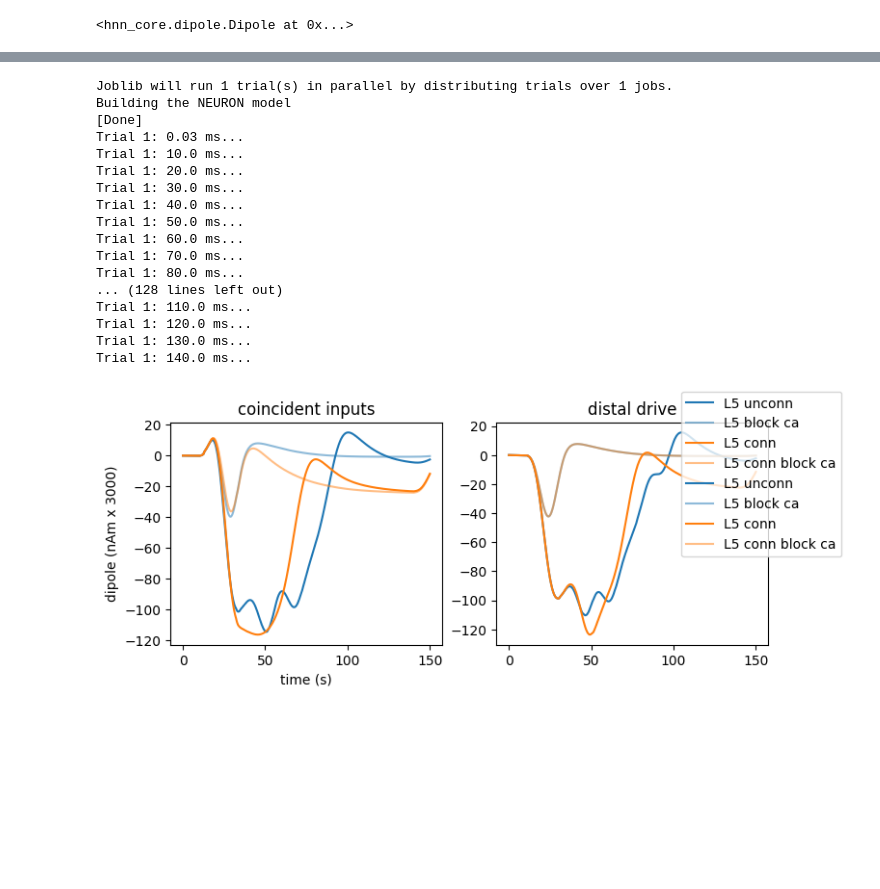
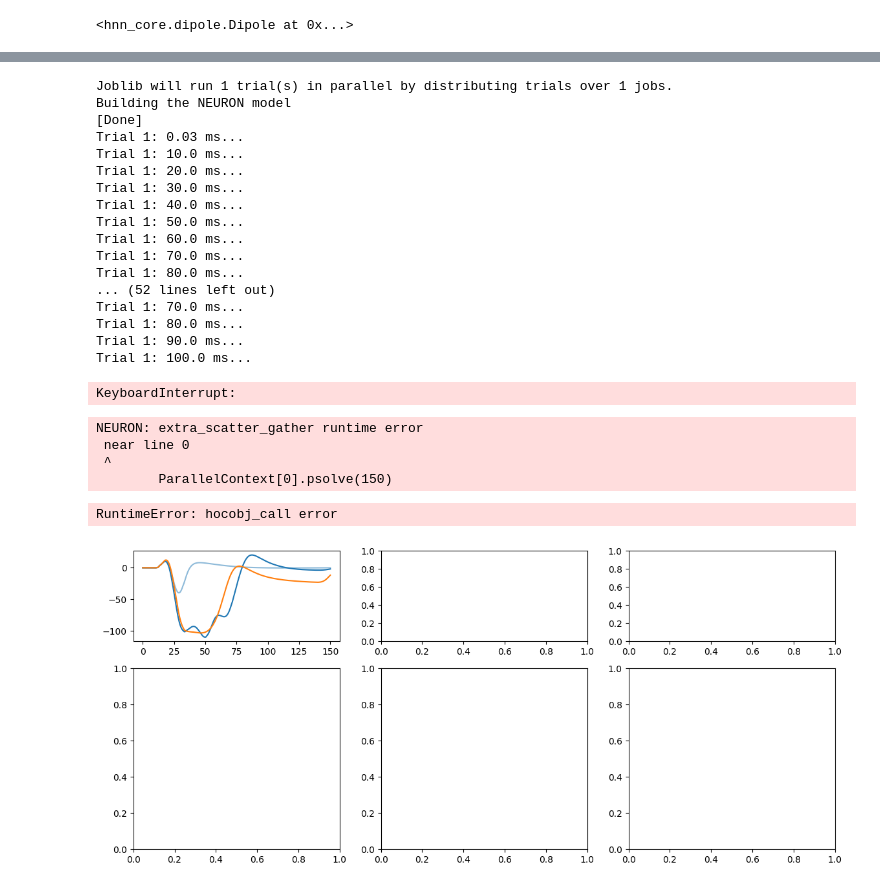
Before and after one commit to jonescompneurolab/hnn-tuning, a Jupyter notebook: new_model_HNN/new_model_suzuki_2017.ipynb, the cells around one changed output, grey strips where cells are left out. Saved outputs shown, nothing was run; the diff lists cells and outputs as text; code cells hidden in the pictures; blank space fills up the shorter version.

```diff
--- a/new_model_HNN/new_model_suzuki_2017.ipynb
+++ b/new_model_HNN/new_model_suzuki_2017.ipynb
@@ -194,11 +184,11 @@ electrode_pos = [(135, 135, dep) for dep in depths]
 
 net.add_electrode_array('probe1', electrode_pos)
 
-ampl = 3.
+ampl = 2.5
 t0 = 20
 
-for i in range(4):
-    net.add_tonic_bias(cell_type='L5_pyramidal',section='soma',bias_name='pulse_'+str(i),amplitude=ampl,t0=t0+i*10,tstop=t0+i*10+3)
+for i in range(1):
+    net.add_tonic_bias(cell_type='L5_pyramidal',section='soma',bias_name='pulse_'+str(i),amplitude=ampl,t0=t0+i*10,tstop=t0+i*10+20)
 
 dpl = simulate_dipole(net, tstop=150, n_trials=1,record_vsec='all',record_isec='all',record_ca='all', bsl_cor='calcium')
 dpl[0].smooth(window_len).scale(scaling_factor)
@@ -348,6 +548,8 @@ def stim_net(window_len =20, scaling_factor=10, block_ca=True, clear_conn=True,
         net.add_tonic_bias(cell_type='L5_pyramidal',section='apical_tuft',bias_name='pulse_dist',amplitude=0.3,t0=t0+3,tstop=t0+6)
     elif stim == 'distal':
         net.add_tonic_bias(cell_type='L5_pyramidal',section='apical_tuft',bias_name='pulse_dist',amplitude=1.5,t0=t0,tstop=t0+3)
+    elif stim == 'one_spike':
+        net.add_tonic_bias(cell_type='L5_pyramidal',section='soma',bias_name='pulse_prox',amplitude=3,t0=t0,tstop=t0+3)
 
     dpl = simulate_dipole(net, tstop=150, n_trials=1,record_vsec='all',record_isec='all',record_ca='all', bsl_cor='calcium')
     dpl[0].smooth(window_len).scale(scaling_factor)
@@ -355,7 +557,7 @@ def stim_net(window_len =20, scaling_factor=10, block_ca=True, clear_conn=True,
     return net, dpl
 # %%
 
-fig, ax = plt.subplots(1,2, figsize=(8,3))
+fig, ax = plt.subplots(2,3, figsize=(14,6), height_ratios=[0.5,1])
 
 window_len, scaling_factor = 20, 1000
 
@@ -365,56 +567,80 @@ window_len, scaling_factor = 20, 1000
 _, dpl = stim_net(window_len, scaling_factor, block_ca=False, clear_conn=True, stim='coincidence')
 
 # no conn dipole
-ax[0].plot(timevec, dpl[0].data['L5'], color='tab:blue')
+ax[0,0].plot(timevec, dpl[0].data['L5'], color='tab:blue')
 
 _, dpl_no_ca = stim_net(window_len, scaling_factor, block_ca=True, clear_conn=True, stim='coincidence')
 
-ax[0].plot(timevec, dpl_no_ca[0].data['L5'], color='tab:blue', alpha=0.5)
+ax[0,0].plot(timevec, dpl_no_ca[0].data['L5'], color='tab:blue', alpha=0.5)
 
 # conn dipole
 net, dpl = stim_net(window_len, scaling_factor, block_ca=False, clear_conn=False, stim='coincidence')
-ax[0].plot(timevec, dpl[0].data['L5'], color='tab:orange')
+ax[0,0].plot(timevec, dpl[0].data['L5'], color='tab:orange')
+#net.rec_arrays['probe1'][0].smooth(window_len).plot_csd(ax=ax[1,0], show=False, vmin=-0.001, vmax=0.001)
 
 net_no_ca, dpl_no_ca = stim_net(window_len, scaling_factor, block_ca=True, clear_conn=False, stim='coincidence')
-ax[0].plot(timevec, dpl_no_ca[0].data['L5'], color='tab:orange', alpha=0.5)
+ax[0,0].plot(timevec, dpl_no_ca[0].data['L5'], color='tab:orange', alpha=0.5)
 
 # dipole distal drive
 _, dpl = stim_net(window_len, scaling_factor, block_ca=False, clear_conn=True, stim='distal')
-ax[1].plot(timevec, dpl[0].data['L5'], color='tab:blue', label='L5 unconn')
+ax[0,1].plot(timevec, dpl[0].data['L5'], color='tab:blue')
 _, dpl_no_ca = stim_net(window_len, scaling_factor, block_ca=True, clear_conn=True, stim='distal')
-ax[1].plot(timevec, dpl_no_ca[0].data['L5'], color='tab:blue', label='L5 block ca', alpha=0.5)
+ax[0,1].plot(timevec, dpl_no_ca[0].data['L5'], color='tab:blue', alpha=0.5)
 net, dpl = stim_net(window_len, scaling_factor, block_ca=False, clear_conn=False, stim='distal')
-ax[1].plot(timevec, dpl[0].data['L5'], color='tab:orange', label='L5 conn')
+#net.rec_arrays['probe1'][0].smooth(window_len).plot_csd(ax=ax[1,1], show=False, vmin=-0.001, vmax=0.001)
+
+ax[0,1].plot(timevec, dpl[0].data['L5'], color='tab:orange')
 net_no_ca, dpl_no_ca = stim_net(window_len, scaling_factor, block_ca=True, clear_conn=False, stim='distal')
-ax[1].plot(timevec, dpl_no_ca[0].data['L5'], color='tab:orange', label='L5 conn block ca', alpha=0.5)
+ax[0,1].plot(timevec, dpl_no_ca[0].data['L5'], color='tab:orange', alpha=0.5)
 
-ax[0].set_title('coincident inputs')
-ax[1].set_title('distal drive')
-ax[0].set_ylabel('dipole (nAm x 3000)')
-ax[0].set_xlabel('time (s)')
-ax[0].set_xlabel('time (s)')
 
-fig.legend()
-fig.savefig(os.path.join(pathfig,'dipole_beta_events.png'))
+# one spike
+_, dpl = stim_net(window_len, scaling_factor, block_ca=False, clear_conn=True, stim='one_spike')
+ax[0,2].plot(timevec, dpl[0].data['L5'], color='tab:blue', label='unconn')
+_, dpl_no_ca = stim_net(window_len, scaling_factor, block_ca=True, clear_conn=True, stim='one_spike')
+ax[0,2].plot(timevec, dpl_no_ca[0].data['L5'], color='tab:blue', label='unconn block ca', alpha=0.5)
+net, dpl = stim_net(window_len, scaling_factor, block_ca=False, clear_conn=False, stim='one_spike')
+#net.rec_arrays['probe1'][0].smooth(window_len).plot_csd(ax=ax[1,2], show=False, vmin=-0.001, vmax=0.001)
+
+ax[0,2].plot(timevec, dpl[0].data['L5'], color='tab:orange', label='conn')
+net_no_ca, dpl_no_ca = stim_net(window_len, scaling_factor, block_ca=True, clear_conn=False, stim='one_spike')
+ax[0,2].plot(timevec, dpl_no_ca[0].data['L5'], color='tab:orange', label='conn block ca', alpha=0.5)
+
+
+ax[0,0].set_title('coincident inputs')
+ax[0,1].set_title('distal drive')
+ax[0,2].set_title('one spike')
+ax[0,0].set_ylabel('dipole (nAm x 1000)')
+ax[0,0].set_xlabel('time (s)')
+ax[0,0].set_xlabel('time (s)')
+
+ax[0,2].legend()
+fig.savefig(os.path.join(pathfig,'dipole_beta_events.svg'))
 # %% [output]
 Joblib will run 1 trial(s) in parallel by distributing trials over 1 jobs.
 Building the NEURON model
 [Done]
 Trial 1: 0.03 ms...
 Trial 1: 10.0 ms...
 Trial 1: 20.0 ms...
 Trial 1: 30.0 ms...
 Trial 1: 40.0 ms...
 Trial 1: 50.0 ms...
 Trial 1: 60.0 ms...
 Trial 1: 70.0 ms...
 Trial 1: 80.0 ms...
-... (128 lines left out)
-Trial 1: 110.0 ms...
-Trial 1: 120.0 ms...
-Trial 1: 130.0 ms...
-Trial 1: 140.0 ms...
+... (52 lines left out)
+Trial 1: 70.0 ms...
+Trial 1: 80.0 ms...
+Trial 1: 90.0 ms...
+Trial 1: 100.0 ms...
+KeyboardInterrupt:
+NEURON: extra_scatter_gather runtime error
+ near line 0
+ ^
+        ParallelContext[0].psolve(150)
+RuntimeError: hocobj_call error
-[figure, old version]
+[figure, new version]
 # %%
 fig, axs = plt.subplots(2,3, figsize=(8,6), width_ratios=[0.2, 1, 1])
 
```
Also changed, not shown: parts of 18 cells of this notebook, 32 other files.
